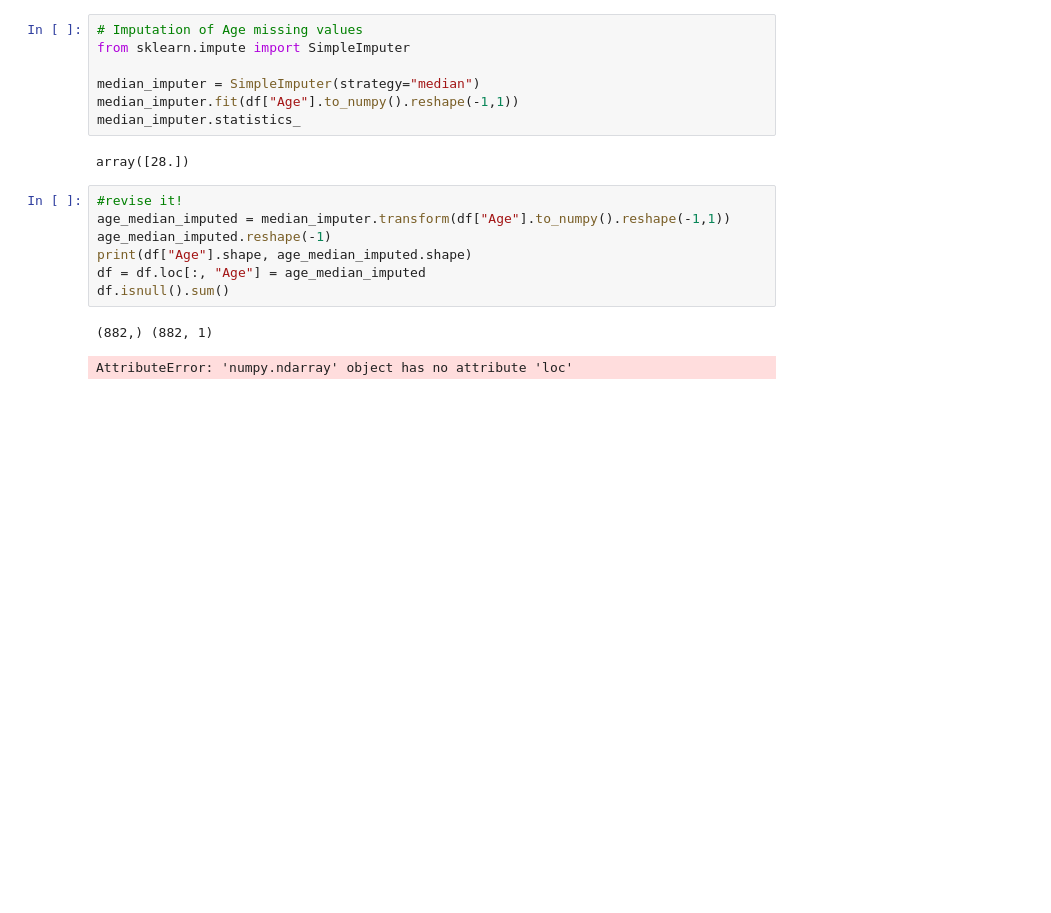
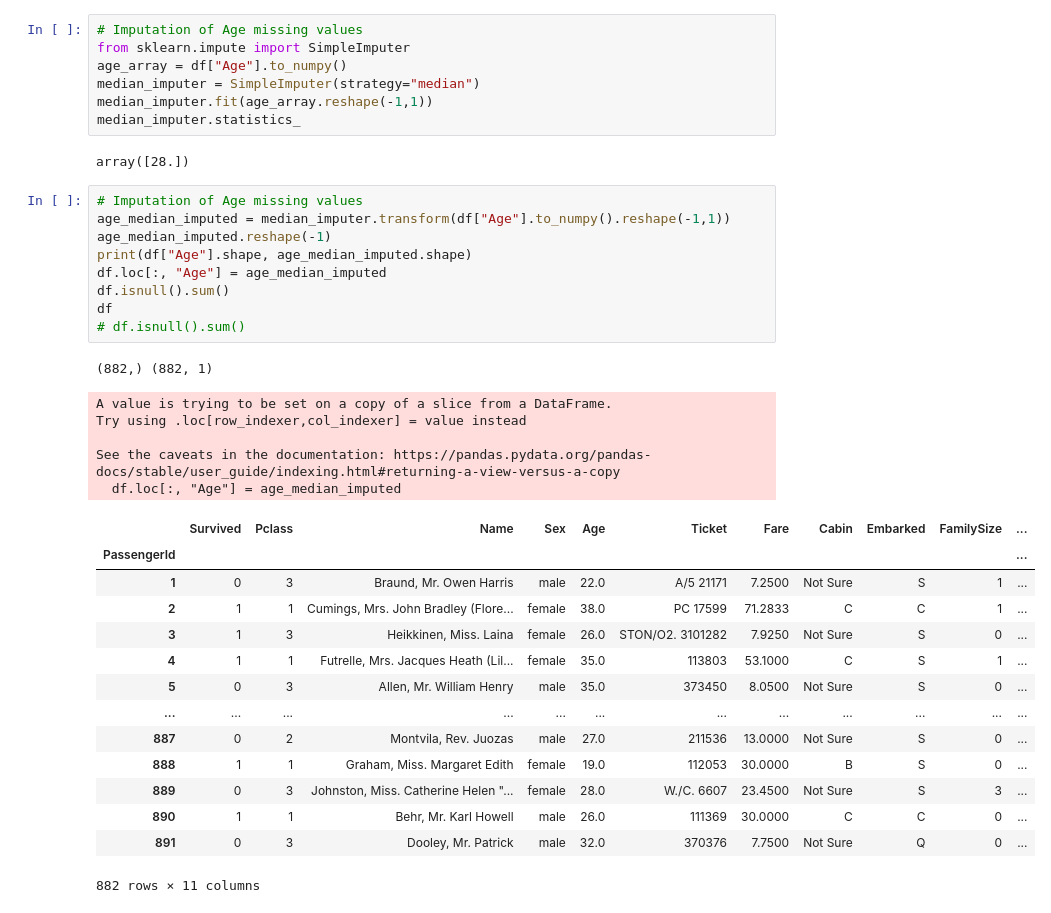
Before and after one commit to mrzlkaaa/dl_structured_data, a Jupyter notebook: titanic_disaster/jupyter/ML/titanic_disaster.ipynb, the cells around one changed output. Saved outputs shown, nothing was run; the diff lists cells and outputs as text; blank space fills up the shorter version.

Commit message:
do data transormation

```diff
--- a/titanic_disaster/jupyter/ML/titanic_disaster.ipynb
+++ b/titanic_disaster/jupyter/ML/titanic_disaster.ipynb
@@ -240,19 +240,39 @@ df
 # %%
 # Imputation of Age missing values
 from sklearn.impute import SimpleImputer
-
+age_array = df["Age"].to_numpy()
 median_imputer = SimpleImputer(strategy="median")
-median_imputer.fit(df["Age"].to_numpy().reshape(-1,1))
+median_imputer.fit(age_array.reshape(-1,1))
 median_imputer.statistics_
 # %% [output]
 array([28.])
 # %%
-#revise it!
+# Imputation of Age missing values
 age_median_imputed = median_imputer.transform(df["Age"].to_numpy().reshape(-1,1))
 age_median_imputed.reshape(-1)
 print(df["Age"].shape, age_median_imputed.shape)
-df = df.loc[:, "Age"] = age_median_imputed
+df.loc[:, "Age"] = age_median_imputed
 df.isnull().sum()
+df
+# df.isnull().sum()
 # %% [output]
 (882,) (882, 1)
-AttributeError: 'numpy.ndarray' object has no attribute 'loc'
+A value is trying to be set on a copy of a slice from a DataFrame.
+Try using .loc[row_indexer,col_indexer] = value instead
+
+See the caveats in the documentation: https://pandas.pydata.org/pandas-docs/stable/user_guide/indexing.html#returning-a-view-versus-a-copy
+  df.loc[:, "Age"] = age_median_imputed
+|  | Survived | Pclass | Name | Sex | Age | Ticket | Fare | Cabin | Embarked | FamilySize | ... |
+| PassengerId |  |  |  |  |  |  |  |  |  |  | ... |
+| 1 | 0 | 3 | Braund, Mr. Owen Harris | male | 22.0 | A/5 21171 | 7.2500 | Not Sure | S | 1 | ... |
+| 2 | 1 | 1 | Cumings, Mrs. John Bradley (Flore... | female | 38.0 | PC 17599 | 71.2833 | C | C | 1 | ... |
+| 3 | 1 | 3 | Heikkinen, Miss. Laina | female | 26.0 | STON/O2. 3101282 | 7.9250 | Not Sure | S | 0 | ... |
+| 4 | 1 | 1 | Futrelle, Mrs. Jacques Heath (Lil... | female | 35.0 | 113803 | 53.1000 | C | S | 1 | ... |
+| 5 | 0 | 3 | Allen, Mr. William Henry | male | 35.0 | 373450 | 8.0500 | Not Sure | S | 0 | ... |
+| ... | ... | ... | ... | ... | ... | ... | ... | ... | ... | ... | ... |
+| 887 | 0 | 2 | Montvila, Rev. Juozas | male | 27.0 | 211536 | 13.0000 | Not Sure | S | 0 | ... |
+| 888 | 1 | 1 | Graham, Miss. Margaret Edith | female | 19.0 | 112053 | 30.0000 | B | S | 0 | ... |
+| 889 | 0 | 3 | Johnston, Miss. Catherine Helen "... | female | 28.0 | W./C. 6607 | 23.4500 | Not Sure | S | 3 | ... |
+| 890 | 1 | 1 | Behr, Mr. Karl Howell | male | 26.0 | 111369 | 30.0000 | C | C | 0 | ... |
+| 891 | 0 | 3 | Dooley, Mr. Patrick | male | 32.0 | 370376 | 7.7500 | Not Sure | Q | 0 | ... |
+882 rows × 11 columns
```
Also changed, not shown: parts of 19 cells of this notebook.
